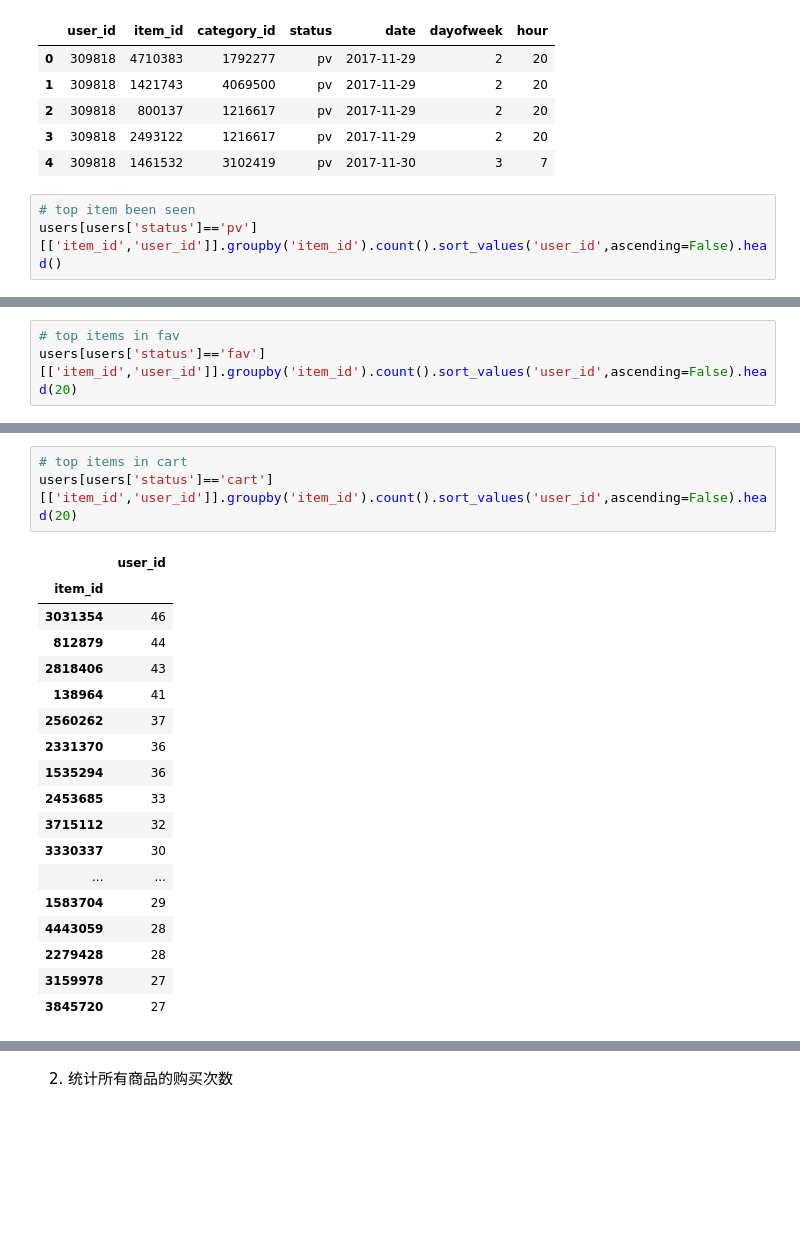
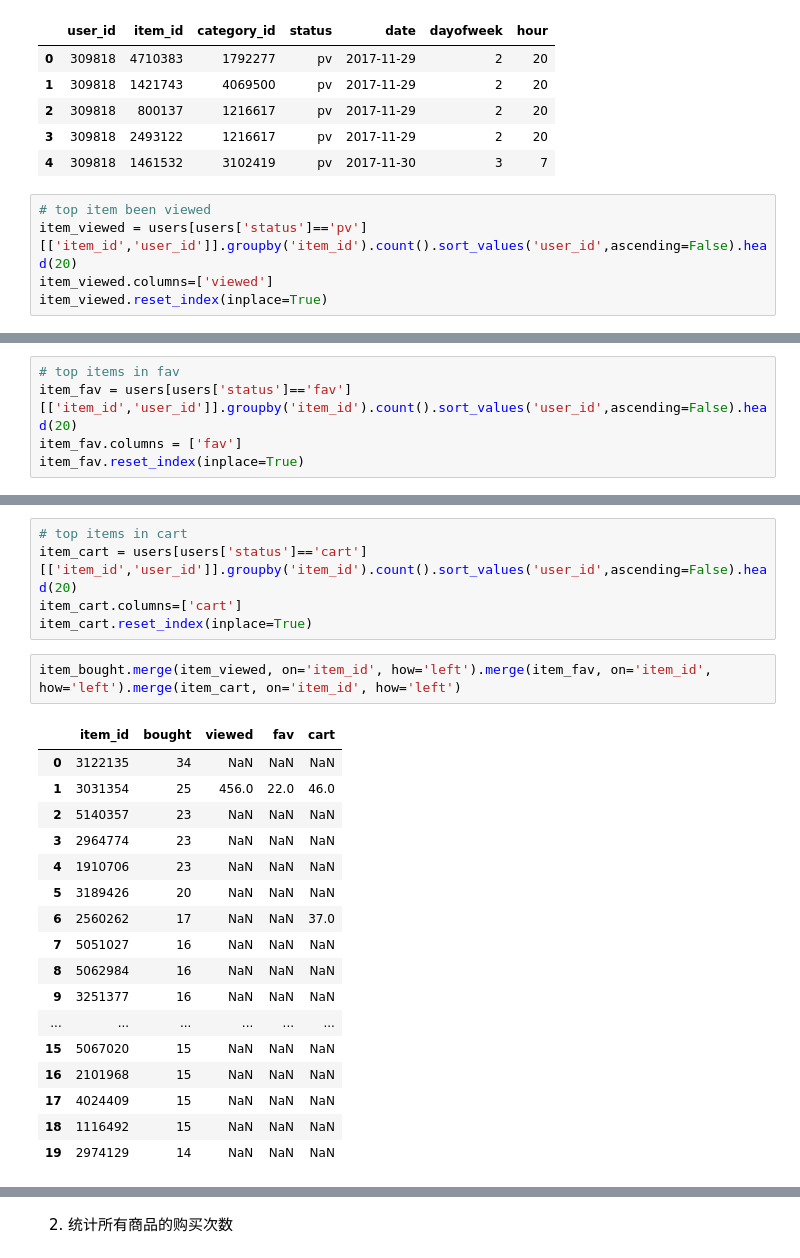
Before and after one commit to paxton615/Alibaba_UserBehavior_Analysis, a Jupyter notebook: drafts/AUBA_图表测试.ipynb, the cells around one changed output, grey strips where cells are left out. Drawn from its saved outputs; the diff is of its cells as text; blank space fills up the shorter version.

```diff
--- a/drafts/AUBA_图表测试.ipynb
+++ b/drafts/AUBA_图表测试.ipynb
@@ -647,5 +644,7 @@ users.head()
 | 3 | 309818 | 2493122 | 1216617 | pv | 2017-11-29 | 2 | 20 |
 | 4 | 309818 | 1461532 | 3102419 | pv | 2017-11-30 | 3 | 7 |
 # %%
-# top item been seen
-users[users['status']=='pv'][['item_id','user_id']].groupby('item_id').count().sort_values('user_id',ascending=False).head()
+# top item been viewed
+item_viewed = users[users['status']=='pv'][['item_id','user_id']].groupby('item_id').count().sort_values('user_id',ascending=False).head(20)
+item_viewed.columns=['viewed']
+item_viewed.reset_index(inplace=True)
@@ -682,3 +736,5 @@ users[users['status']=='buy'][['item_id','user_id']].groupby('item_id').count().
 # %%
 # top items in fav
-users[users['status']=='fav'][['item_id','user_id']].groupby('item_id').count().sort_values('user_id',ascending=False).head(20)
+item_fav = users[users['status']=='fav'][['item_id','user_id']].groupby('item_id').count().sort_values('user_id',ascending=False).head(20)
+item_fav.columns = ['fav']
+item_fav.reset_index(inplace=True)
@@ -704,22 +741,25 @@ users[users['status']=='fav'][['item_id','user_id']].groupby('item_id').count().
 # %%
 # top items in cart
-users[users['status']=='cart'][['item_id','user_id']].groupby('item_id').count().sort_values('user_id',ascending=False).head(20)
+item_cart = users[users['status']=='cart'][['item_id','user_id']].groupby('item_id').count().sort_values('user_id',ascending=False).head(20)
+item_cart.columns=['cart']
+item_cart.reset_index(inplace=True)
-# %% [output]
-|  | user_id |
-| item_id |  |
-| 3031354 | 46 |
-| 812879 | 44 |
-| 2818406 | 43 |
-| 138964 | 41 |
-| 2560262 | 37 |
-| 2331370 | 36 |
-| 1535294 | 36 |
-| 2453685 | 33 |
-| 3715112 | 32 |
-| 3330337 | 30 |
-| ... | ... |
-| 1583704 | 29 |
-| 4443059 | 28 |
-| 2279428 | 28 |
-| 3159978 | 27 |
-| 3845720 | 27 |
+# %%
+item_bought.merge(item_viewed, on='item_id', how='left').merge(item_fav, on='item_id', how='left').merge(item_cart, on='item_id', how='left')
+# %% [output]
+|  | item_id | bought | viewed | fav | cart |
+| 0 | 3122135 | 34 | NaN | NaN | NaN |
+| 1 | 3031354 | 25 | 456.0 | 22.0 | 46.0 |
+| 2 | 5140357 | 23 | NaN | NaN | NaN |
+| 3 | 2964774 | 23 | NaN | NaN | NaN |
+| 4 | 1910706 | 23 | NaN | NaN | NaN |
+| 5 | 3189426 | 20 | NaN | NaN | NaN |
+| 6 | 2560262 | 17 | NaN | NaN | 37.0 |
+| 7 | 5051027 | 16 | NaN | NaN | NaN |
+| 8 | 5062984 | 16 | NaN | NaN | NaN |
+| 9 | 3251377 | 16 | NaN | NaN | NaN |
+| ... | ... | ... | ... | ... | ... |
+| 15 | 5067020 | 15 | NaN | NaN | NaN |
+| 16 | 2101968 | 15 | NaN | NaN | NaN |
+| 17 | 4024409 | 15 | NaN | NaN | NaN |
+| 18 | 1116492 | 15 | NaN | NaN | NaN |
+| 19 | 2974129 | 14 | NaN | NaN | NaN |
```
Also changed, not shown: parts of 40 cells of this notebook, 3 other files.
